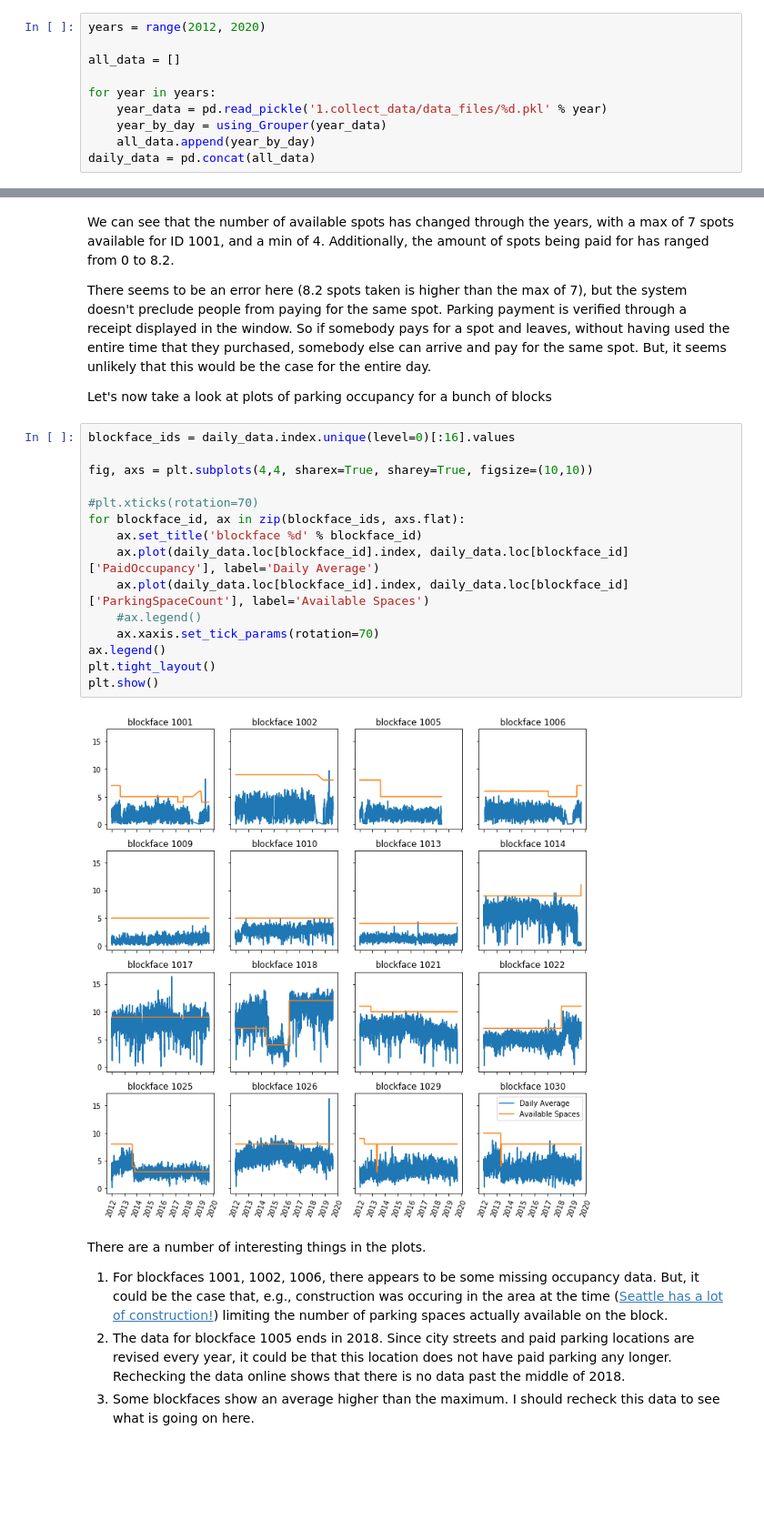
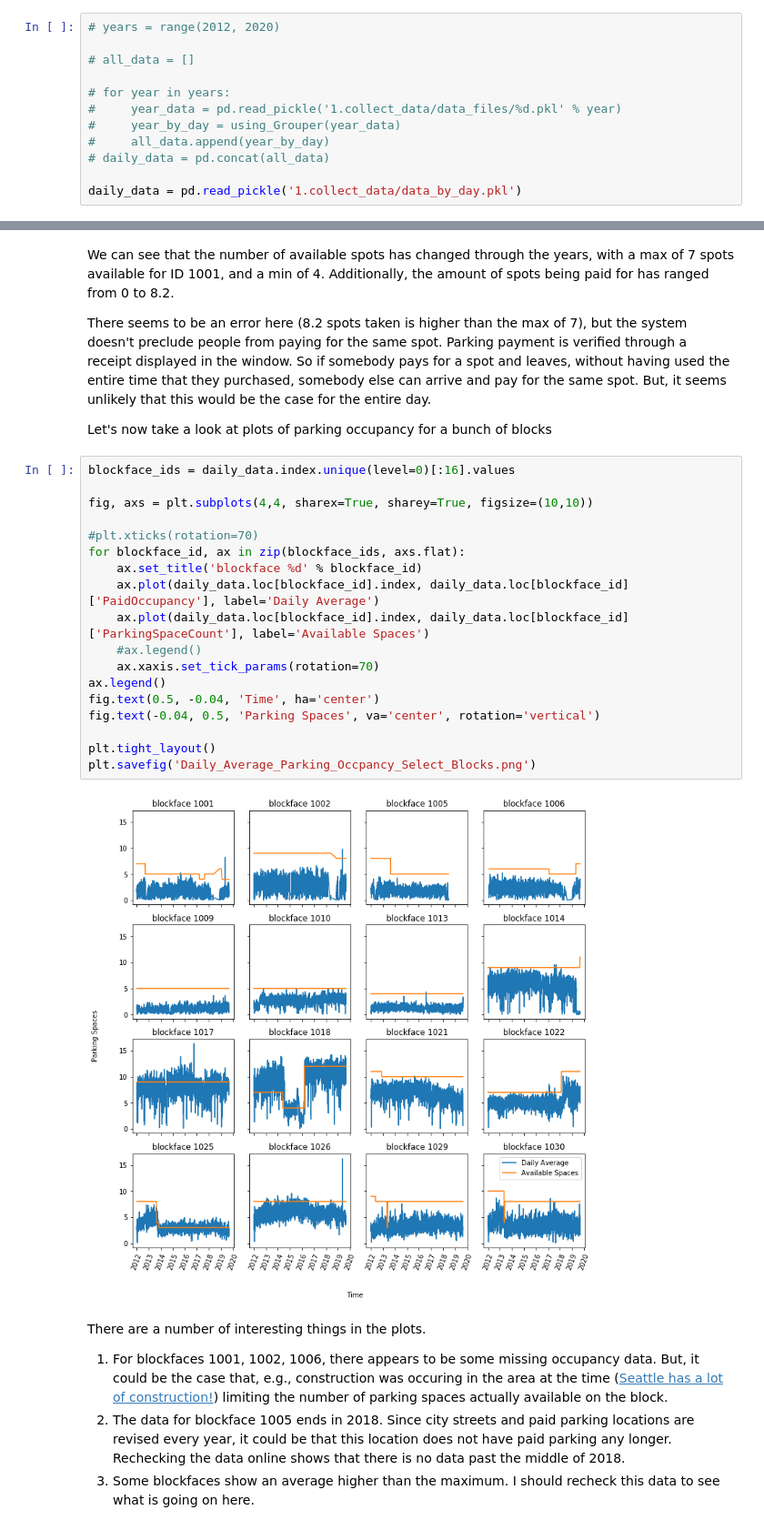
Before and after one commit to mocohen/Capstone-Project-1, a Jupyter notebook: EDA.ipynb, the cells around one changed output, grey strips where cells are left out. Shown at 91% size. Saved outputs shown, nothing was run; the diff lists cells and outputs as text; blank space fills up the shorter version.

```diff
--- a/EDA.ipynb
+++ b/EDA.ipynb
@@ -111,15 +113,17 @@ def using_Grouper(df):
     return (df.groupby([level_values(0)]
                        +[pd.Grouper(freq='1D', level=-1)]).mean())
 # %%
-years = range(2012, 2020)
+# years = range(2012, 2020)
 
-all_data = []
+# all_data = []
 
-for year in years:
-    year_data = pd.read_pickle('1.collect_data/data_files/%d.pkl' % year)
-    year_by_day = using_Grouper(year_data)
-    all_data.append(year_by_day)
-daily_data = pd.concat(all_data)
+# for year in years:
+#     year_data = pd.read_pickle('1.collect_data/data_files/%d.pkl' % year)
+#     year_by_day = using_Grouper(year_data)
+#     all_data.append(year_by_day)
+# daily_data = pd.concat(all_data)
+
+daily_data = pd.read_pickle('1.collect_data/data_by_day.pkl')
 # %%
 daily_data.info()
 # %% [output]
@@ -151,20 +155,23 @@ Let's now take a look at plots of parking occupancy for a bunch of blocks
 # %%
 blockface_ids = daily_data.index.unique(level=0)[:16].values
 
 fig, axs = plt.subplots(4,4, sharex=True, sharey=True, figsize=(10,10))
 
 #plt.xticks(rotation=70)
 for blockface_id, ax in zip(blockface_ids, axs.flat):
     ax.set_title('blockface %d' % blockface_id)
     ax.plot(daily_data.loc[blockface_id].index, daily_data.loc[blockface_id]['PaidOccupancy'], label='Daily Average')
     ax.plot(daily_data.loc[blockface_id].index, daily_data.loc[blockface_id]['ParkingSpaceCount'], label='Available Spaces')
     #ax.legend()
     ax.xaxis.set_tick_params(rotation=70)
 ax.legend()
+fig.text(0.5, -0.04, 'Time', ha='center')
+fig.text(-0.04, 0.5, 'Parking Spaces', va='center', rotation='vertical')
+
 plt.tight_layout()
-plt.show()
+plt.savefig('Daily_Average_Parking_Occpancy_Select_Blocks.png')
 # %% [output]
-[figure, old version]
+[figure, new version]
 # %% [markdown]
 There are a number of interesting things in the plots.
 
```
Also changed, not shown: parts of 25 cells of this notebook.
